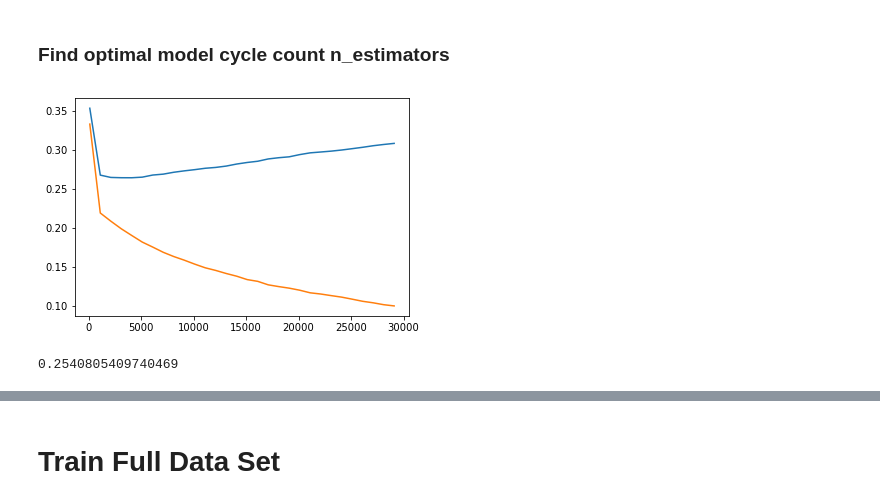
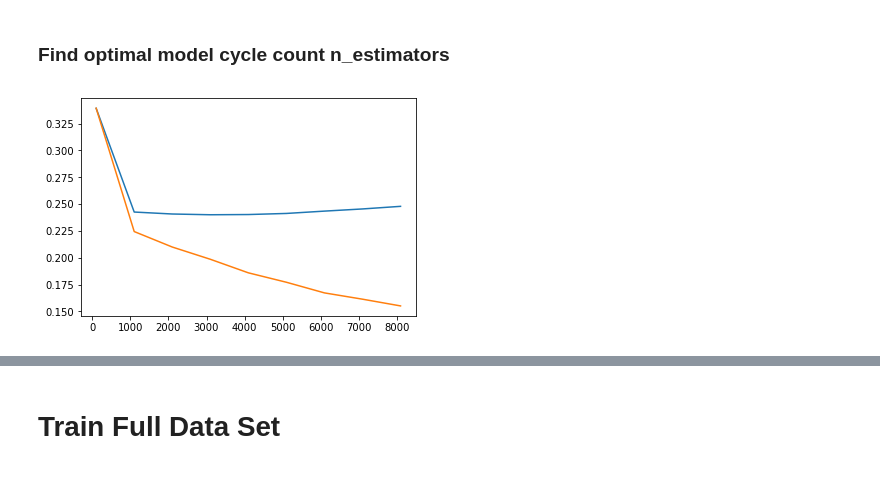
Before and after one commit to coffeenmusic/Kaggle-Titanic-Competition, a Jupyter notebook: Titanic Contest.ipynb, the cells around one changed output, grey strips where cells are left out. Cells and saved outputs as stored; diff of their text form; code cells hidden in the pictures.

```diff
--- a/Titanic Contest.ipynb
+++ b/Titanic Contest.ipynb
@@ -10,12 +45,7 @@ import pandas as pd
 # %%
-titanic_train = pd.read_csv('train.csv')
-titanic_test = pd.read_csv('test.csv')
-
-full_set = titanic_train.append(titanic_test)
-
 y = titanic_train.Survived
 #X = full_set.drop(['PassengerId', 'Survived', 'Name', 'Ticket', 'Cabin'], axis=1)
-X = full_set.drop(['PassengerId', 'Survived', 'Name', 'Ticket'], axis=1)
+X = full_set.drop(['PassengerId', 'Survived', 'Name', 'Ticket', 'Cabin'], axis=1)
 # %%
 from sklearn.preprocessing import Imputer
 
@@ -50,31 +80,29 @@ train_X, val_X, train_y, val_y = train_test_split(titanic_X.values, y.values, te
 # %% [markdown]
 ### Find optimal model cycle count n_estimators
 # %%
+import matplotlib
+import matplotlib.pyplot as plt
 from xgboost import XGBRegressor
 from sklearn.metrics import mean_absolute_error
 
-test_range = range(100, 30000, 1000)
+def get_train_val_data(plot_range):
+    val_mean_error = []
+    train_mean_error = []
+    for n in plot_range:
+        model = XGBRegressor(n_estimators=n, learning_rate=.01)
+        model.fit(train_X, train_y,)
 
-val_mean_error = []
-train_mean_error = []
-for n in test_range:
-    model = XGBRegressor(n_estimators=n, learning_rate=.01)
-    model.fit(train_X, train_y,)
+        predictions = model.predict(val_X)
+        val_mean_error += [mean_absolute_error(predictions, val_y)]
 
-    predictions = model.predict(val_X)
-    val_mean_error += [mean_absolute_error(predictions, val_y)]
-
-    predictions = model.predict(train_X)
-    train_mean_error += [mean_absolute_error(predictions, train_y)]
+        predictions = model.predict(train_X)
+        train_mean_error += [mean_absolute_error(predictions, train_y)]
+    return train_mean_error, val_mean_error
 # %%
-import matplotlib
-import matplotlib.pyplot as plt
-
+# Broad plot
+test_range = range(100, 9100, 1000)
+train_mean_error, val_mean_error = get_train_val_data(test_range)
 plt.plot(test_range, val_mean_error, test_range, train_mean_error)
 plt.show()
 # %% [output]
-[figure, old version]
+[figure, new version]
-# %%
-val_mean_error[5]
-# %% [output]
-0.2540805409740469
```
Also changed, not shown: parts of 25 cells of this notebook.
